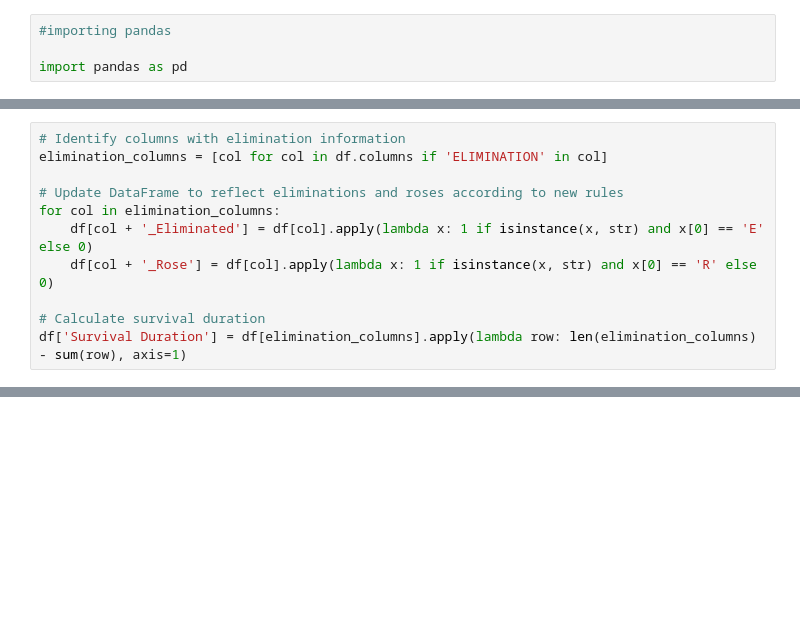
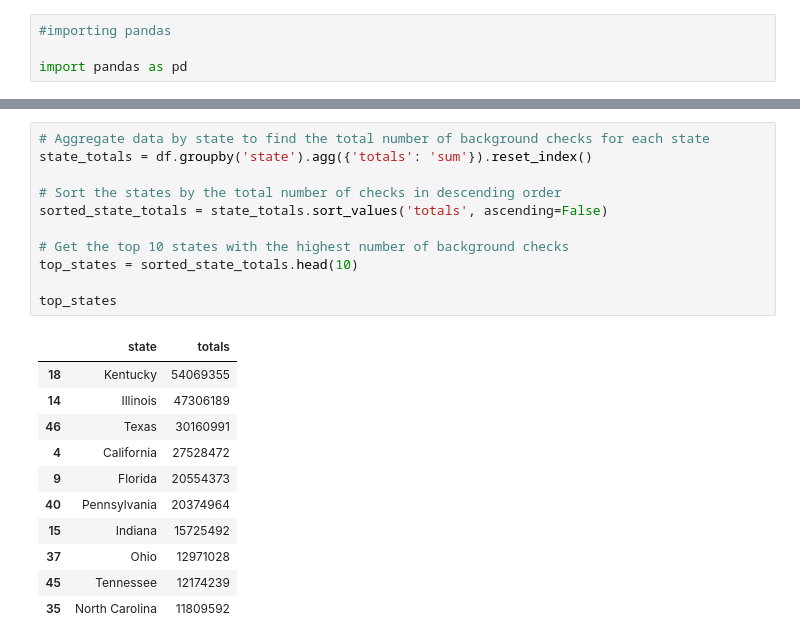
Before and after one commit to VUDataSci/data-presentation-aryaan05, a Jupyter notebook: Code.ipynb, the cells around one changed output, grey strips where cells are left out. Drawn from its saved outputs; the diff is of its cells as text; blank space fills up the shorter version.

```diff
--- a/Code.ipynb
+++ b/Code.ipynb
@@ -60,11 +32,0 @@ df.head(15)
-# %%
-# Identify columns with elimination information
-elimination_columns = [col for col in df.columns if 'ELIMINATION' in col]
-
-# Update DataFrame to reflect eliminations and roses according to new rules
-for col in elimination_columns:
-    df[col + '_Eliminated'] = df[col].apply(lambda x: 1 if isinstance(x, str) and x[0] == 'E' else 0)
-    df[col + '_Rose'] = df[col].apply(lambda x: 1 if isinstance(x, str) and x[0] == 'R' else 0)
-
-# Calculate survival duration
-df['Survival Duration'] = df[elimination_columns].apply(lambda row: len(elimination_columns) - sum(row), axis=1)
@@ -137,0 +83,23 @@ plt.show()
+# %%
+# Aggregate data by state to find the total number of background checks for each state
+state_totals = df.groupby('state').agg({'totals': 'sum'}).reset_index()
+
+# Sort the states by the total number of checks in descending order
+sorted_state_totals = state_totals.sort_values('totals', ascending=False)
+
+# Get the top 10 states with the highest number of background checks
+top_states = sorted_state_totals.head(10)
+
+top_states
+# %% [output]
+|  | state | totals |
+| 18 | Kentucky | 54069355 |
+| 14 | Illinois | 47306189 |
+| 46 | Texas | 30160991 |
+| 4 | California | 27528472 |
+| 9 | Florida | 20554373 |
+| 40 | Pennsylvania | 20374964 |
+| 15 | Indiana | 15725492 |
+| 37 | Ohio | 12971028 |
+| 45 | Tennessee | 12174239 |
+| 35 | North Carolina | 11809592 |
```
Also changed, not shown: parts of 15 cells of this notebook.
